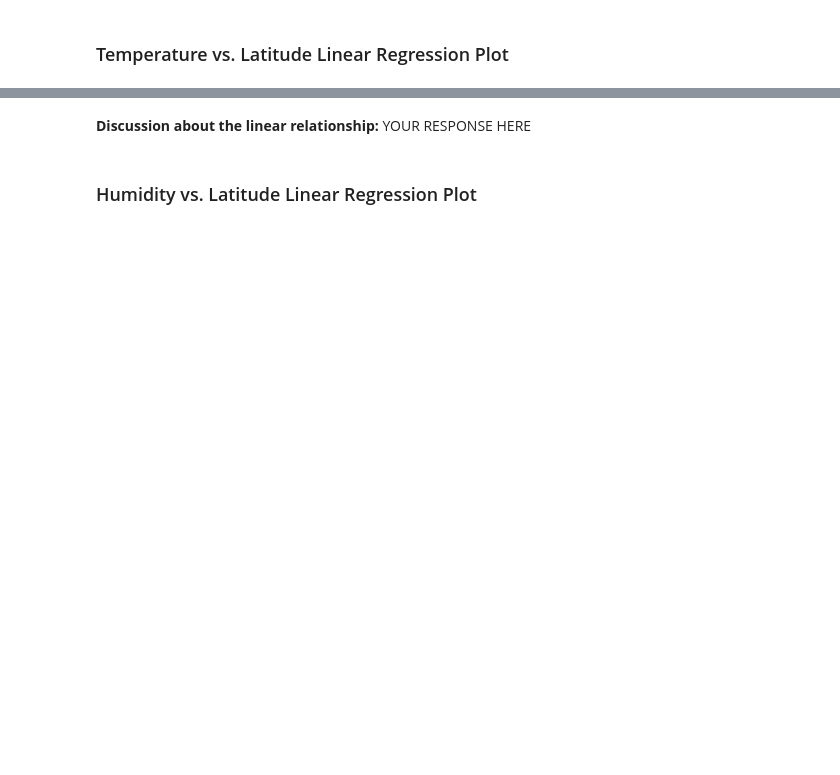
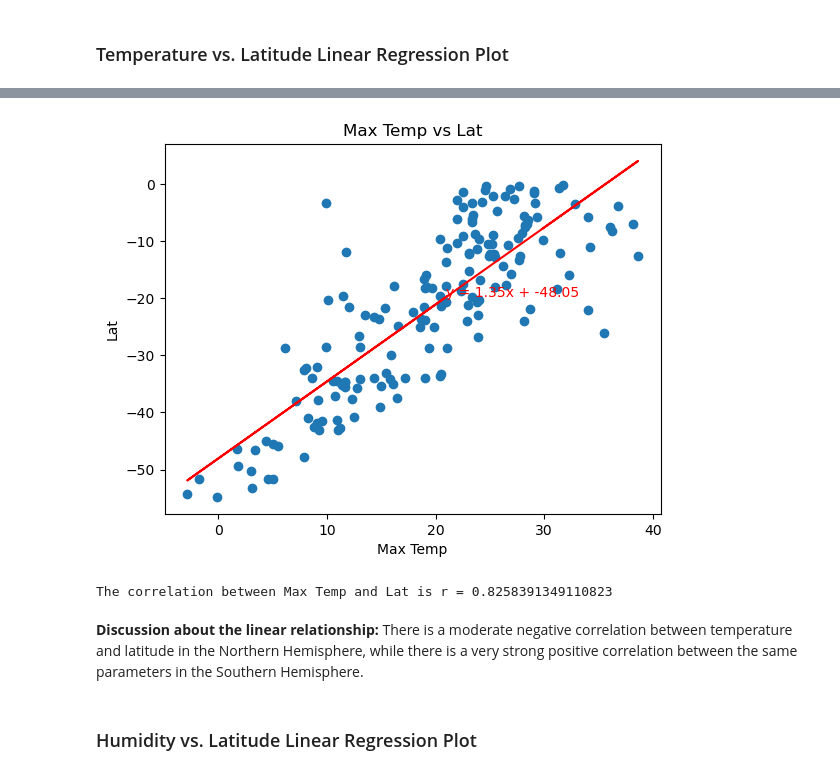
Before and after one commit to n-o-karma/python-api-challenge, a Jupyter notebook: WeatherPy/WeatherPy.ipynb, the cells around one changed output, grey strips where cells are left out. Saved outputs shown, nothing was run; the diff lists cells and outputs as text; code cells hidden in the pictures; blank space fills up the shorter version.

```diff
--- a/WeatherPy/WeatherPy.ipynb
+++ b/WeatherPy/WeatherPy.ipynb
@@ -276,6 +296,6 @@ northern_hemi_df.head()
 # %%
 # Create a DataFrame with the Southern Hemisphere data (Latitude < 0)
-# YOUR CODE HERE
+southern_hemi_df = city_data_df.loc[city_data_df['Lat'] < 0,:]
 
 # Display sample data
 southern_hemi_df.head()
@@ -287,7 +318,10 @@ southern_hemi_df.head()
 # %%
 # Linear regression on Southern Hemisphere
-# YOUR CODE HERE
+linregressplot(southern_hemi_df['Max Temp'],southern_hemi_df['Lat'])
+# %% [output]
+[figure, added]
+The correlation between Max Temp and Lat is r = 0.8258391349110823
-# %% [markdown]
-**Discussion about the linear relationship:** YOUR RESPONSE HERE
+# %% [markdown]
+**Discussion about the linear relationship:** There is a moderate negative correlation between temperature and latitude in the Northern Hemisphere, while there is a very strong positive correlation between the same parameters in the Southern Hemisphere.
 # %% [markdown]
 ### Humidity vs. Latitude Linear Regression Plot
```
Also changed, not shown: parts of 29 cells of this notebook, 5 other files.
